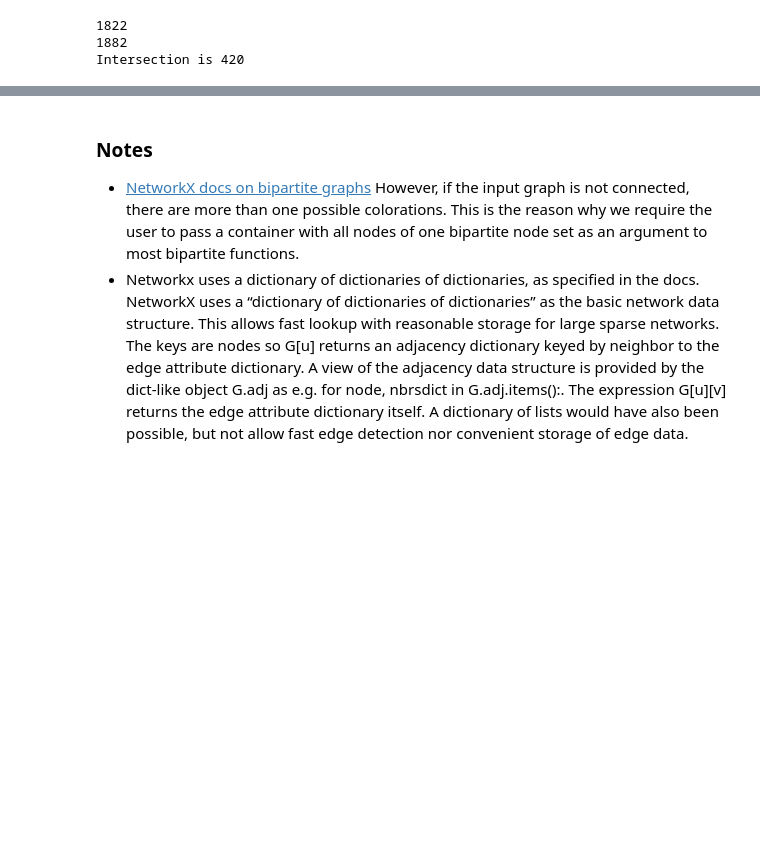
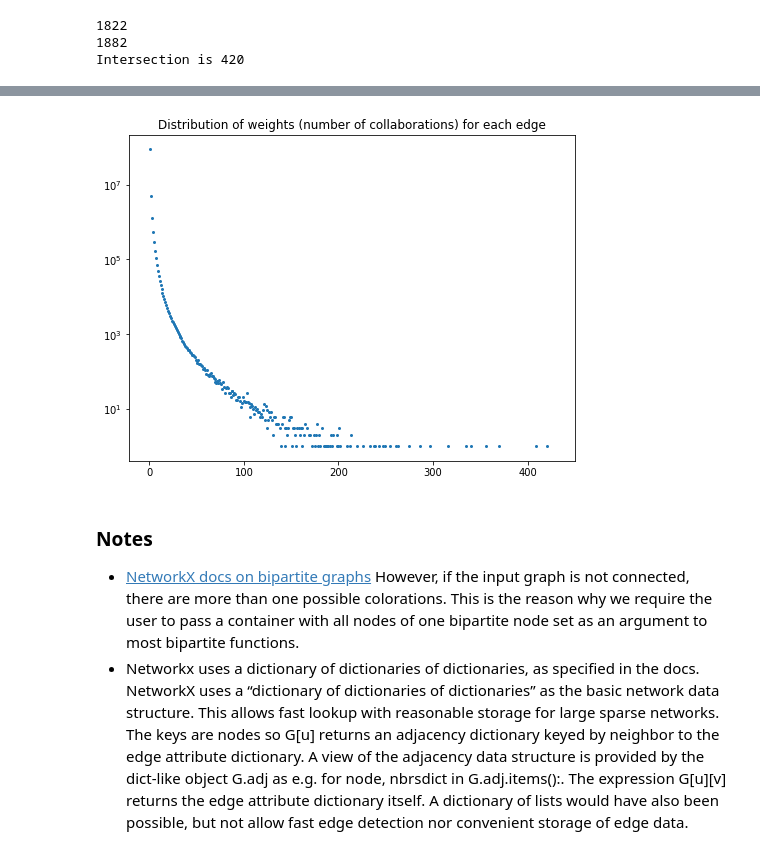
Before and after one commit to wedrid/IMDB_explore, a Jupyter notebook: project.ipynb, the cells around one changed output, grey strips where cells are left out. Saved outputs shown, nothing was run; the diff lists cells and outputs as text; code cells hidden in the pictures; blank space fills up the shorter version.

```diff
--- a/project.ipynb
+++ b/project.ipynb
@@ -500,4 +596,12 @@ print(f"Intersection is {len(nptrs_set.intersection(bytm_set))}")
 1882
 Intersection is 420
 # %%
-df.dtypes
+# INIT
+df = pd.read_csv('imdb_dataset.tsv', sep='\t', header=None, dtype=str)
+edges = df.to_records(index=False)
+df[2] = df[1].str.extract(r'(\(\d{4})', expand=True)#.str.replace("(", "").fillna(0).astype(int) #FIXME fillna is pretty ugly rn
+df[2] = df[2].str.replace("(", "", regex=False).fillna(0).astype(int)
+df = df.rename(columns={0: "actor", 1: "movie", 2: "year"})
+df.loc[df['movie'] == 'Re']
+df['movie'] = df['movie'].replace(['Re'],'Re ')
+df['movie'] = df['movie'].replace(['Regen'], 'Regen ')
@@ -509,6 +608,7 @@ dtype: object
 # %%
 actor_graph_dict = df.groupby('movie')['actor'].apply(list).to_dict()
 # %%
+actors = df.actor.unique()
 actor_graph = nx.Graph()
 actor_graph.add_nodes_from(actors)
 # %%
@@ -639,3 +730,17 @@ array([[<AxesSubplot:title={'center':'0'}>]], dtype=object)
+# %%
+import matplotlib.pyplot as plt
+from matplotlib.pyplot import figure
+
+figure(figsize=(8, 6))
+
+x = range(0,430)
+y = np.array(hist[0:430])
+plt.title("Distribution of weights (number of collaborations) for each edge")
+plt.scatter(x, y, s=4)
+plt.yscale('log')
+plt.show()
+# %% [output]
+[figure, added]
 # %% [markdown]
 ### Notes
 - [NetworkX docs on bipartite graphs](https://networkx.org/documentation/stable/reference/algorithms/bipartite.html) However, if the input graph is not connected, there are more than one possible colorations. This is the reason why we require the user to pass a container with all nodes of one bipartite node set as an argument to most bipartite functions.
```
Also changed, not shown: parts of 42 cells of this notebook, 1 other file.
